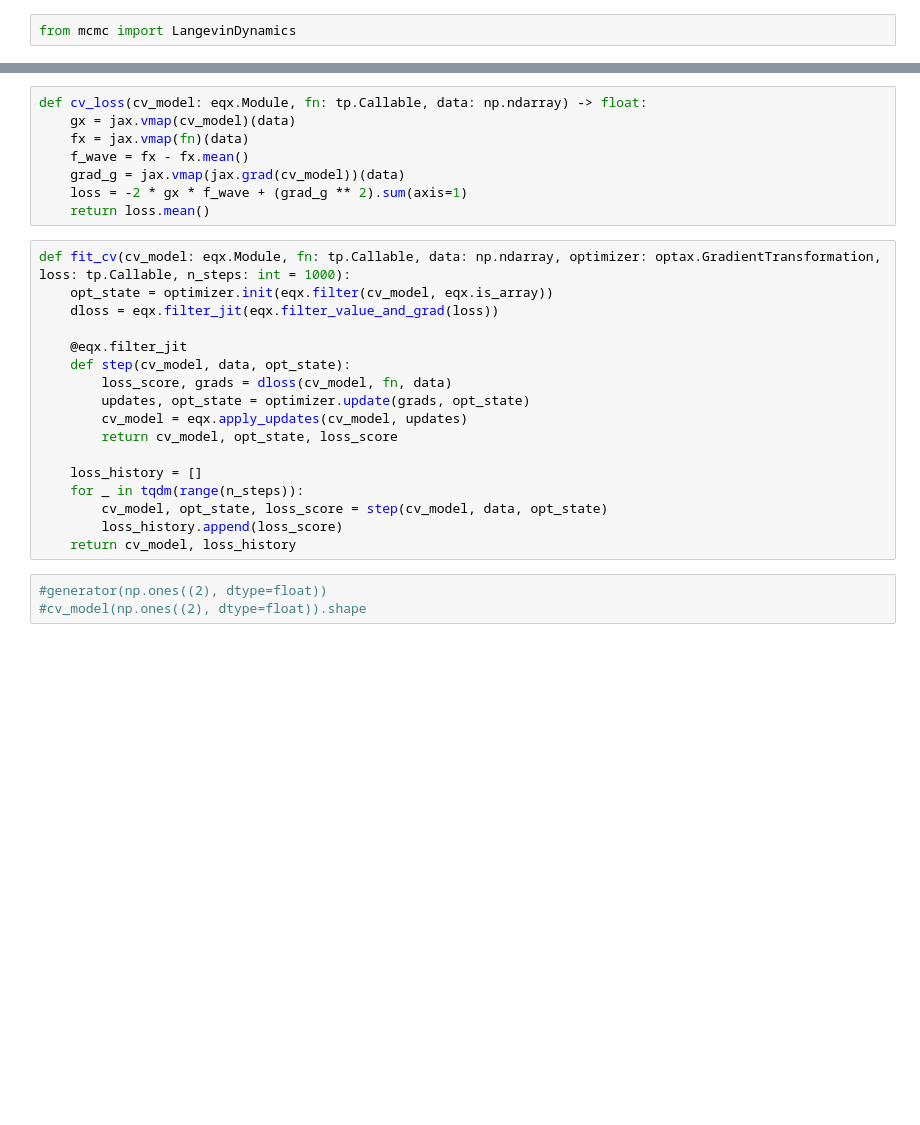
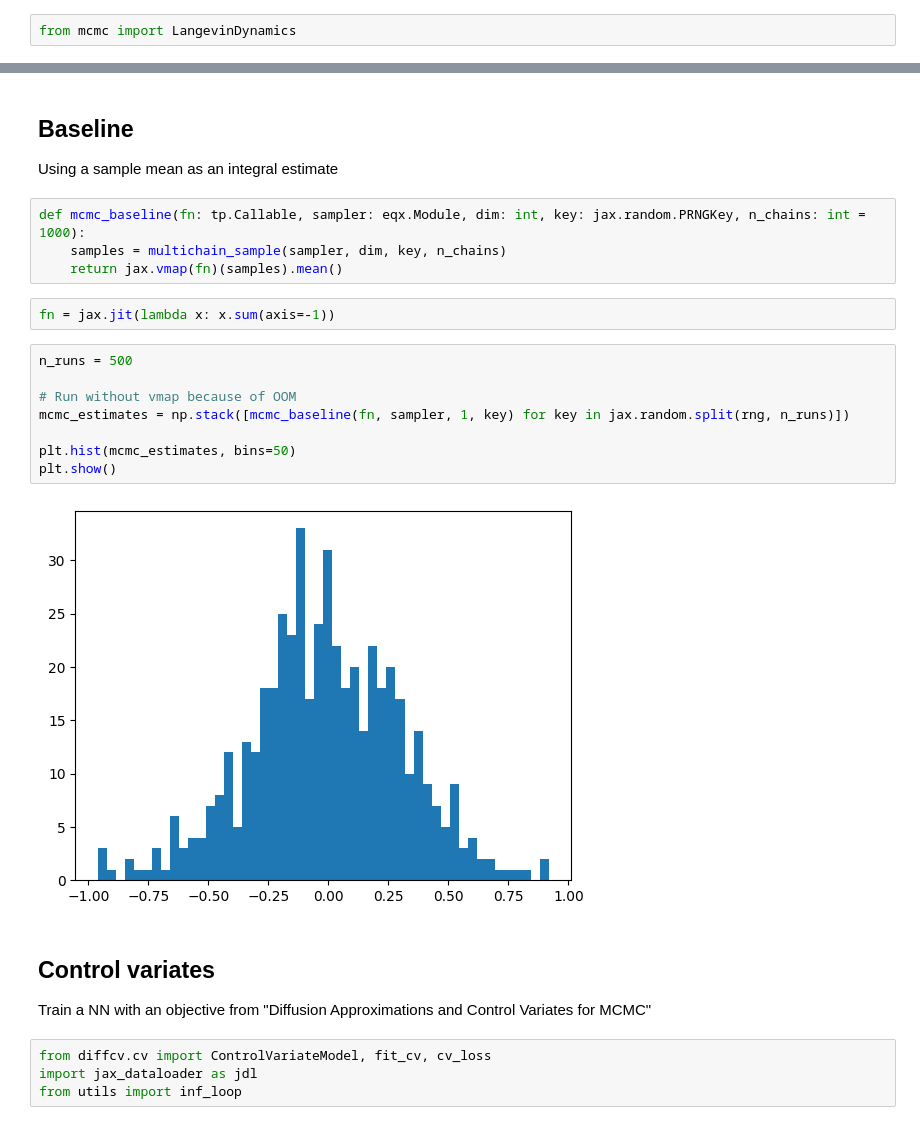
Before and after one commit to kkorolev1/mcmc-control-variates, a Jupyter notebook: experiments.ipynb, the cells around one changed output, grey strips where cells are left out. Saved outputs shown, nothing was run; the diff lists cells and outputs as text; blank space fills up the shorter version.

```diff
--- a/experiments.ipynb
+++ b/experiments.ipynb
@@ -98,28 +58,26 @@ class ControlVariateModel(eqx.Module):
-# %%
-def cv_loss(cv_model: eqx.Module, fn: tp.Callable, data: np.ndarray) -> float:
-    gx = jax.vmap(cv_model)(data)
-    fx = jax.vmap(fn)(data)
-    f_wave = fx - fx.mean()
-    grad_g = jax.vmap(jax.grad(cv_model))(data)
-    loss = -2 * gx * f_wave + (grad_g ** 2).sum(axis=1)
-    return loss.mean()
-# %%
-def fit_cv(cv_model: eqx.Module, fn: tp.Callable, data: np.ndarray, optimizer: optax.GradientTransformation, loss: tp.Callable, n_steps: int = 1000):
-    opt_state = optimizer.init(eqx.filter(cv_model, eqx.is_array))
-    dloss = eqx.filter_jit(eqx.filter_value_and_grad(loss))
-
-    @eqx.filter_jit
-    def step(cv_model, data, opt_state):
-        loss_score, grads = dloss(cv_model, fn, data)
-        updates, opt_state = optimizer.update(grads, opt_state)
-        cv_model = eqx.apply_updates(cv_model, updates)
-        return cv_model, opt_state, loss_score
-
-    loss_history = []
-    for _ in tqdm(range(n_steps)):
-        cv_model, opt_state, loss_score = step(cv_model, data, opt_state)
-        loss_history.append(loss_score)
-    return cv_model, loss_history
-# %%
-#generator(np.ones((2), dtype=float))
-#cv_model(np.ones((2), dtype=float)).shape
+# %% [markdown]
+## Baseline
+Using a sample mean as an integral estimate
+# %%
+def mcmc_baseline(fn: tp.Callable, sampler: eqx.Module, dim: int, key: jax.random.PRNGKey, n_chains: int = 1000):
+    samples = multichain_sample(sampler, dim, key, n_chains)
+    return jax.vmap(fn)(samples).mean()
+# %%
+fn = jax.jit(lambda x: x.sum(axis=-1))
+# %%
+n_runs = 500
+
+# Run without vmap because of OOM
+mcmc_estimates = np.stack([mcmc_baseline(fn, sampler, 1, key) for key in jax.random.split(rng, n_runs)])
+
+plt.hist(mcmc_estimates, bins=50)
+plt.show()
+# %% [output]
+[figure, added]
+# %% [markdown]
+## Control variates
+Train a NN with an objective from "Diffusion Approximations and Control Variates for MCMC"
+# %%
+from diffcv.cv import ControlVariateModel, fit_cv, cv_loss
+import jax_dataloader as jdl
+from utils import inf_loop
```
Also changed, not shown: parts of 23 cells of this notebook, 9 other files.
